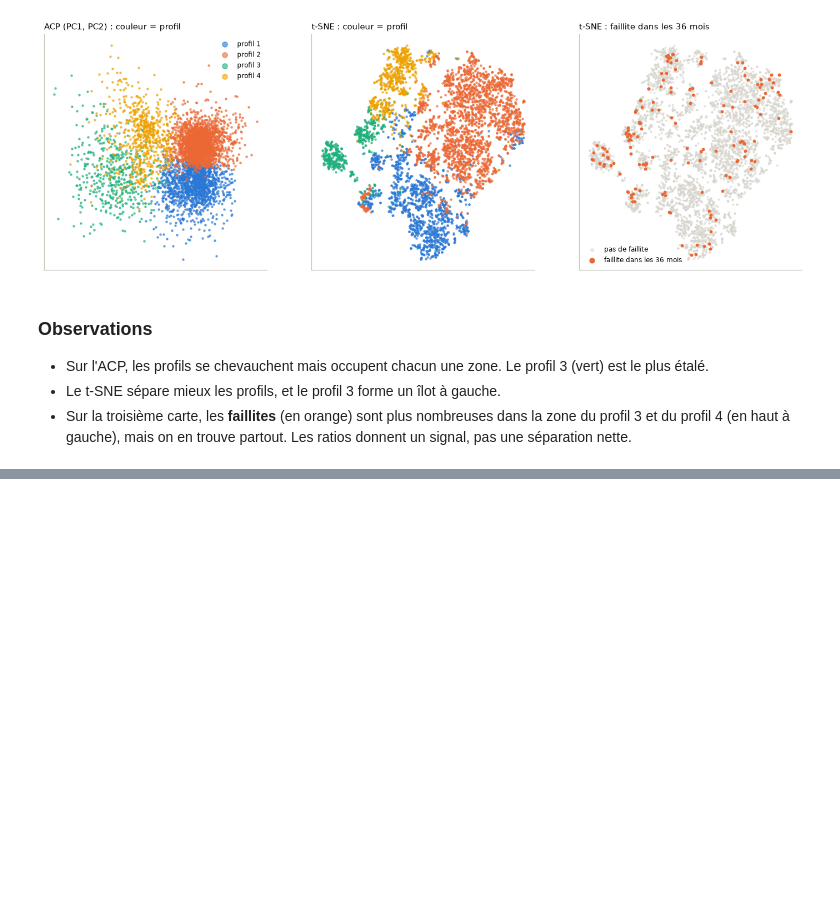
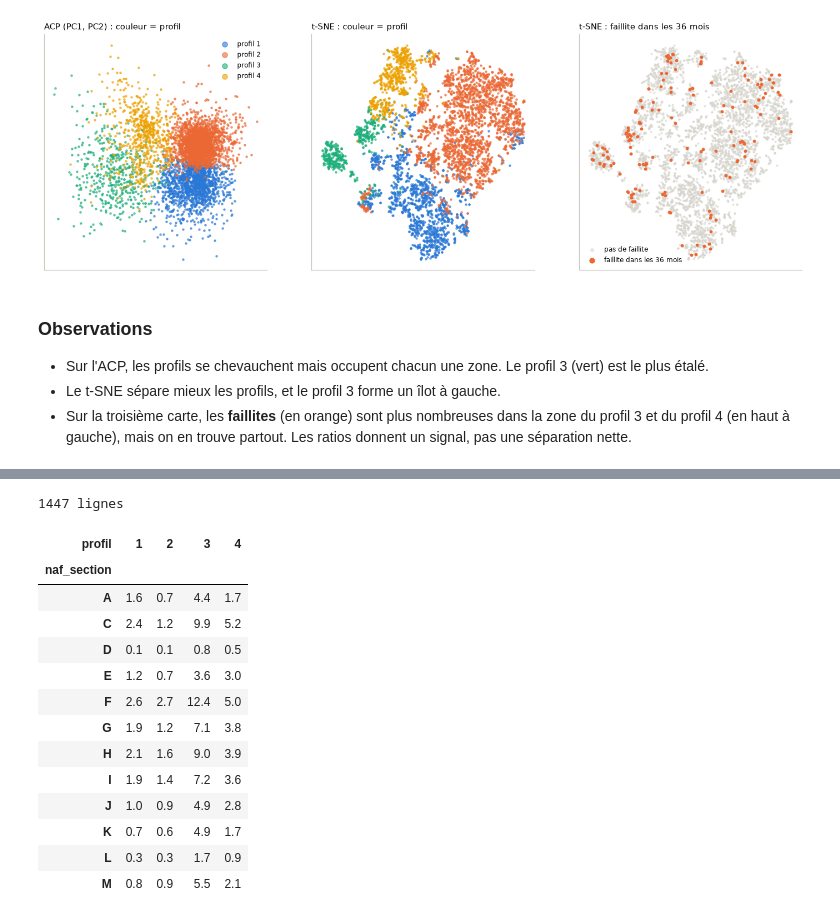
Before and after one commit to Kez0X/analyse-defaillances-entreprises, a Jupyter notebook: notebooks/axes/profils_financiers.ipynb, the cells around one changed output, grey strips where cells are left out. Cells and saved outputs as stored; diff of their text form; code cells hidden in the pictures; blank space fills up the shorter version.

Commit message:
feat : page Signaux financiers (profils et prédiction réunis), risque par profil dans le périmètre

```diff
--- a/notebooks/axes/profils_financiers.ipynb
+++ b/notebooks/axes/profils_financiers.ipynb
@@ -60,7 +60,7 @@ COURTS = {"taux_d_endettement": "endettement", "ratio_de_liquidite": "liquidité
 
 p = pd.read_parquet(PROCESSED / "panel_exercices.parquet",
                     columns=["siren", "date_cloture_exercice", *RATIOS, "chiffre_d_affaires", "faillite_36_mois",
-                             "naf_section", "cj_famille", "age_ans"])
+                             "naf_section", "cj_famille", "age_ans", "departement"])
 complet = p[RATIOS].notna().all(axis=1)
 print(f"exercices : {len(p):,} | complets : {complet.sum():,} ({complet.mean():.1%})".replace(",", " "))
 print(f"faillite dans les 36 mois : {p.loc[complet, 'faillite_36_mois'].mean():.2%} (complets)"
@@ -385,0 +390,27 @@ plt.show()
+# %%
+dep_region = pd.read_parquet(DASH / "departements_regions.parquet").set_index("departement")["region"]
+p["region"] = p["departement"].astype("string").map(dep_region).fillna("non renseigné")
+p["naf_section"] = p["naf_section"].astype("string").fillna("non renseigné")
+risque_perimetre = (p.groupby(["profil", "naf_section", "region"])
+                     .agg(exercices=("siren", "size"), faillites=("faillite_36_mois", "sum")).reset_index())
+print(len(risque_perimetre), "lignes")
+# Exemple : le profil 3 est-il risqué dans tous les secteurs ?
+s = risque_perimetre.groupby(["naf_section", "profil"])[["exercices", "faillites"]].sum()
+taux = (100 * s["faillites"] / s["exercices"]).unstack()
+taux[s["exercices"].unstack().min(axis=1) >= 1000].round(1).head(12)
+# %% [output]
+1447 lignes
+| profil | 1 | 2 | 3 | 4 |
+| naf_section |  |  |  |  |
+| A | 1.6 | 0.7 | 4.4 | 1.7 |
+| C | 2.4 | 1.2 | 9.9 | 5.2 |
+| D | 0.1 | 0.1 | 0.8 | 0.5 |
+| E | 1.2 | 0.7 | 3.6 | 3.0 |
+| F | 2.6 | 2.7 | 12.4 | 5.0 |
+| G | 1.9 | 1.2 | 7.1 | 3.8 |
+| H | 2.1 | 1.6 | 9.0 | 3.9 |
+| I | 1.9 | 1.4 | 7.2 | 3.6 |
+| J | 1.0 | 0.9 | 4.9 | 2.8 |
+| K | 0.7 | 0.6 | 4.9 | 1.7 |
+| L | 0.3 | 0.3 | 1.7 | 0.9 |
+| M | 0.8 | 0.9 | 5.5 | 2.1 |
```
Also changed, not shown: parts of 6 cells of this notebook, 6 other files.
